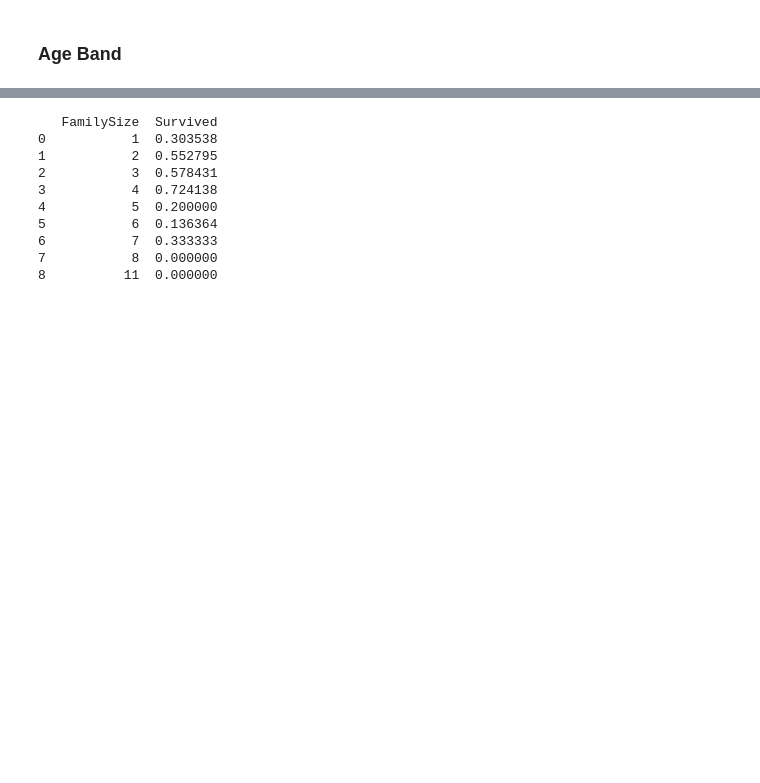
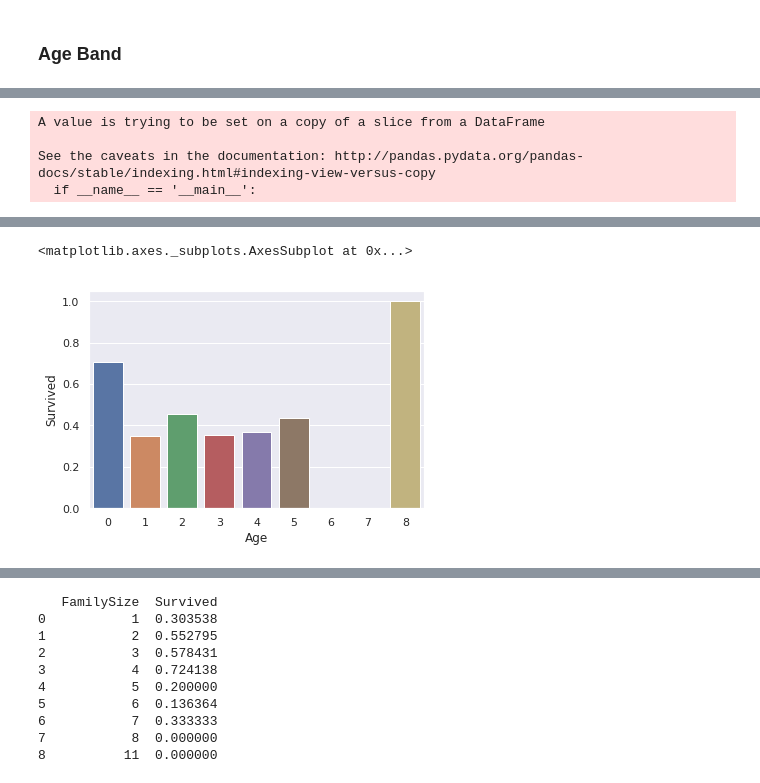
Before and after one commit to guillaumethomas/kaggle_titanic, a Jupyter notebook: titanic_2.ipynb, the cells around one changed output, grey strips where cells are left out. Saved outputs shown, nothing was run; the diff lists cells and outputs as text; code cells hidden in the pictures; blank space fills up the shorter version.

```diff
--- a/titanic_2.ipynb
+++ b/titanic_2.ipynb
@@ -836,50 +888,33 @@ train.head()
 # %%
-'''
-for dataset in train_test_data:
-    dataset.loc[ dataset['Age'] <= 16, 'Age'] = 0
-    dataset.loc[(dataset['Age'] > 16) & (dataset['Age'] <= 32), 'Age'] = 1
-    dataset.loc[(dataset['Age'] > 32) & (dataset['Age'] <= 48), 'Age'] = 2
-    dataset.loc[(dataset['Age'] > 48) & (dataset['Age'] <= 64), 'Age'] = 3
-    dataset.loc[ dataset['Age'] > 64, 'Age'] = 4
-'''
+#Age
+def prepare_age_default(train_test_data):
+    for dataset in train_test_data:
+        age_avg = dataset['Age'].mean()
+        age_std = dataset['Age'].std()
+        age_null_count = dataset['Age'].isnull().sum()
 
-'''
-# 87.21
-for dataset in train_test_data:
-    dataset.loc[ dataset['Age'] <= 10, 'Age'] = 0
-    dataset.loc[ (dataset['Age'] > 10) & (dataset['Age'] <= 16), 'Age'] = 1
-    dataset.loc[(dataset['Age'] > 16) & (dataset['Age'] <= 32), 'Age'] = 2
-    dataset.loc[(dataset['Age'] > 32) & (dataset['Age'] <= 48), 'Age'] = 3
-    dataset.loc[(dataset['Age'] > 48) & (dataset['Age'] <= 64), 'Age'] = 4
-    dataset.loc[ dataset['Age'] > 64, 'Age'] = 5
-'''
+        age_null_random_list = np.random.randint(age_avg - age_std, age_avg + age_std, size=age_null_count)
+        dataset['Age'][np.isnan(dataset['Age'])] = age_null_random_list
+        dataset['Age'] = dataset['Age'].astype(int)
 
 
-'''
-#87.65
-for dataset in train_test_data:
-    dataset.loc[dataset['Age'] <= 5, 'Age'] = 0
-    dataset.loc[(dataset['Age'] > 5) & (dataset['Age'] <= 10), 'Age'] = 1
-    dataset.loc[(dataset['Age'] > 10) & (dataset['Age'] <= 16), 'Age'] = 2
-    dataset.loc[(dataset['Age'] > 16) & (dataset['Age'] <= 32), 'Age'] = 3
-    dataset.loc[(dataset['Age'] > 32) & (dataset['Age'] <= 48), 'Age'] = 4
-    dataset.loc[(dataset['Age'] > 48) & (dataset['Age'] <= 64), 'Age'] = 5
-    dataset.loc[(dataset['Age'] > 64) & (dataset['Age'] <= 70), 'Age'] = 6
-    dataset.loc[(dataset['Age'] > 70), 'Age'] = 7
-'''
+    for dataset in train_test_data:
+        dataset.loc[dataset['Age'] <= 5, 'Age'] = 0
+        dataset.loc[(dataset['Age'] > 5) & (dataset['Age'] <= 10), 'Age'] = 1
+        dataset.loc[(dataset['Age'] > 10) & (dataset['Age'] <= 16), 'Age'] = 2
+        dataset.loc[(dataset['Age'] > 16) & (dataset['Age'] <= 32), 'Age'] = 3
+        dataset.loc[(dataset['Age'] > 32) & (dataset['Age'] <= 48), 'Age'] = 4
+        dataset.loc[(dataset['Age'] > 48) & (dataset['Age'] <= 64), 'Age'] = 5
+        dataset.loc[(dataset['Age'] > 64) & (dataset['Age'] <= 70), 'Age'] = 6
+        dataset.loc[(dataset['Age'] > 70) & (dataset['Age'] <= 75), 'Age'] = 7
+        dataset.loc[ dataset['Age'] > 75, 'Age'] = 8
 
-
-#87.65
-for dataset in train_test_data:
-    dataset.loc[dataset['Age'] <= 5, 'Age'] = 0
-    dataset.loc[(dataset['Age'] > 5) & (dataset['Age'] <= 10), 'Age'] = 1
-    dataset.loc[(dataset['Age'] > 10) & (dataset['Age'] <= 16), 'Age'] = 2
-    dataset.loc[(dataset['Age'] > 16) & (dataset['Age'] <= 32), 'Age'] = 3
-    dataset.loc[(dataset['Age'] > 32) & (dataset['Age'] <= 48), 'Age'] = 4
-    dataset.loc[(dataset['Age'] > 48) & (dataset['Age'] <= 64), 'Age'] = 5
-    dataset.loc[(dataset['Age'] > 64) & (dataset['Age'] <= 70), 'Age'] = 6
-    dataset.loc[(dataset['Age'] > 70) & (dataset['Age'] <= 75), 'Age'] = 7
-    dataset.loc[ dataset['Age'] > 75, 'Age'] = 8
+prepare_age_default(train_test_data)
+# %% [output]
+A value is trying to be set on a copy of a slice from a DataFrame
+
+See the caveats in the documentation: http://pandas.pydata.org/pandas-docs/stable/indexing.html#indexing-view-versus-copy
+  if __name__ == '__main__':
 # %%
 train.head()
 # %% [output]
@@ -889,3 +924,8 @@ train.head()
 | 2 | 3 | 1 | 3 | Heikkinen, Miss. Laina | 1 | 3 | 0 | 0 | STON/O2. 3101282 | 7.9250 | ... |
 | 3 | 4 | 1 | 1 | Futrelle, Mrs. Jacques Heath (Lil... | 1 | 4 | 1 | 0 | 113803 | 53.1000 | ... |
 | 4 | 5 | 0 | 3 | Allen, Mr. William Henry | 0 | 4 | 0 | 0 | 373450 | 8.0500 | ... |
+# %%
+sns.barplot(x='Age', y='Survived', ci=None, data=train_test_data[0]) # ci=None will hide the error bar
+# %% [output]
+<matplotlib.axes._subplots.AxesSubplot at 0x...>
+[figure, added]
```
Also changed, not shown: parts of 82 cells of this notebook.
